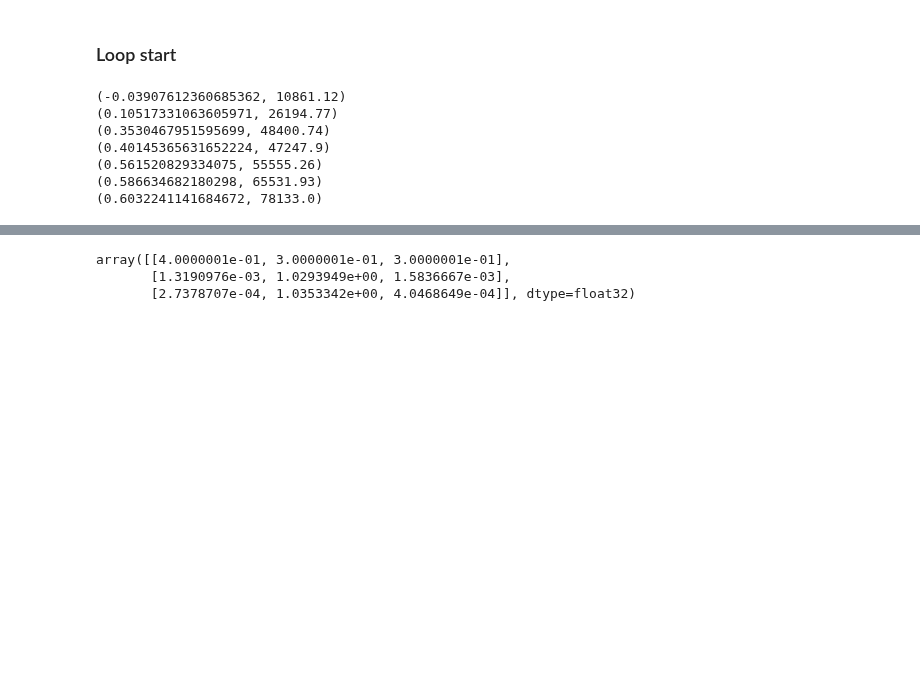
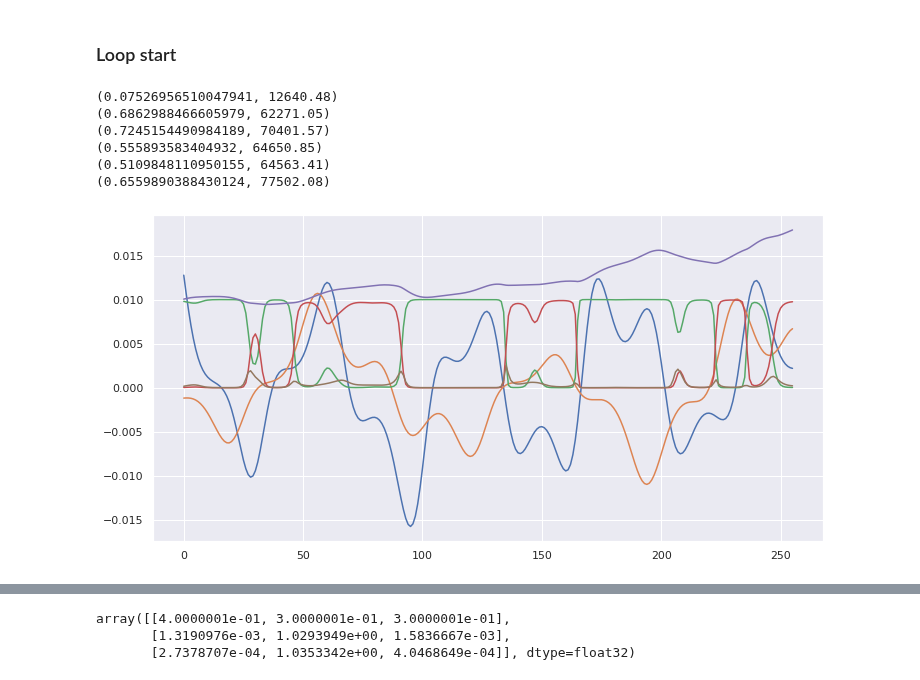
Before and after one commit to smurve/financials, a Jupyter notebook: ConvNetInvestor_Improvements.ipynb, the cells around one changed output, grey strips where cells are left out. Drawn from its saved outputs; the diff is of its cells as text; code cells hidden in the pictures; blank space fills up the shorter version.

```diff
--- a/ConvNetInvestor_Improvements.ipynb
+++ b/ConvNetInvestor_Improvements.ipynb
@@ -226,8 +226,8 @@ def trading_trajectory(actor, env, config):
         mh1, pw1 = env.state()
         mh1s.append(mh1)
         pw1s.append(pw1)
-        mh1 = config['return_scale'] * mh1.reshape(1, N_H, N_M, 1)
-        pw1 = config['weight_scale'] * pw1.reshape(1, n_p)
+        #mh1 = config['return_scale'] * mh1.reshape(1, N_H, N_M, 1)
+        #pw1 = config['weight_scale'] * pw1.reshape(1, n_p)
 
     mhs = np.expand_dims(mhs, -1)
     pws = np.array(pws)
@@ -379,7 +379,8 @@ TT_CONFIG = {
     'weight_scale': WEIGHT_SCALE,
     'gamma': GAMMA,
     # time-dependent noise
-    'disturb': lambda actions, t: disturb(actions, (N_STEPS//N_HOLD - t//2)  )
+    #'disturb': lambda actions, t: disturb(actions, (N_STEPS//N_HOLD - t//2)  ) # successful
+    'disturb': lambda actions, t: disturb(actions, 20  ) # experimental
 }
 print(TT_CONFIG['disturb'](np.array([.4, .5, .1]), 0))
 print(TT_CONFIG['disturb'](np.array([.4, .5, .1]), N_STEPS//N_HOLD))
@@ -419,7 +420,7 @@ N_UPDATE_CRITIC = 1
 # %% [markdown]
 ### Loop start
 # %%
-for i in range(201):
+for i in range(101):
 
     #config['disturb'] = lambda actions, t: disturb(actions, 0)
 
@@ -441,48 +442,42 @@ for i in range(201):
     # check: decreasing distance to Bellmann targets
     h.history['loss'][-1]-h.history['loss'][0]
 
-    q0 = primary_critic([mh, pw, primary_actor([mh, pw])])
+    #q0 = primary_critic([mh, pw, primary_actor([mh, pw])])
+    #cgmins = []
+    #cgmaxs = []
 
-
-    cgmins = []
-    cgmaxs = []
     for _ in range(N_UPDATE_ACTOR):
         with tf.GradientTape() as tape:
             actions = primary_actor([mh, pw])
             loss = -tf.reduce_mean(primary_critic([mh, pw, actions]))
             before = loss.numpy()
             theta = primary_actor.trainable_variables
             gradients = tape.gradient(loss, theta)
             pa_optimizer.apply_gradients(zip(gradients, theta));
             actions = primary_actor([mh, pw])
             loss = -tf.reduce_mean(primary_critic([mh, pw, actions]))
             after = loss.numpy()
-        #print(before, after)
-
-        cg = (gradients[0].numpy())
-        cgmins.append(np.min(cg))
-        cgmaxs.append(np.max(cg))
-
 
     # Update the target network
     weight_pairs = zip(target_actor.get_weights(), primary_actor.get_weights())
     new_actor_weights = [taw * ( 1 - TAU ) + paw * TAU for taw, paw in weight_pairs]
     target_actor.set_weights(new_actor_weights)
 
     weight_pairs = zip(target_critic.get_weights(), primary_critic.get_weights())
     new_critic_weights = [tcw * ( 1 - TAU ) + pcw * TAU for tcw, pcw in weight_pairs]
     target_critic.set_weights(new_critic_weights)
 
     if i % 20 == 0:
         #print(validate_samples(primary_actor, display_config, 5))
         print(validate(primary_actor, display_config))
 
+    #break
 plot_behaviour(primary_actor, config=display_config, positions=[0,1,2])
 # %% [output]
-(-0.03907612360685362, 10861.12)
-(0.10517331063605971, 26194.77)
-(0.3530467951595699, 48400.74)
-(0.40145365631652224, 47247.9)
-(0.561520829334075, 55555.26)
-(0.586634682180298, 65531.93)
-(0.6032241141684672, 78133.0)
+(0.07526956510047941, 12640.48)
+(0.6862988466605979, 62271.05)
+(0.7245154490984189, 70401.57)
+(0.555893583404932, 64650.85)
+(0.5109848110950155, 64563.41)
+(0.6559890388430124, 77502.08)
+[figure, added]
```
Also changed, not shown: parts of 13 cells of this notebook, 7 other files.
